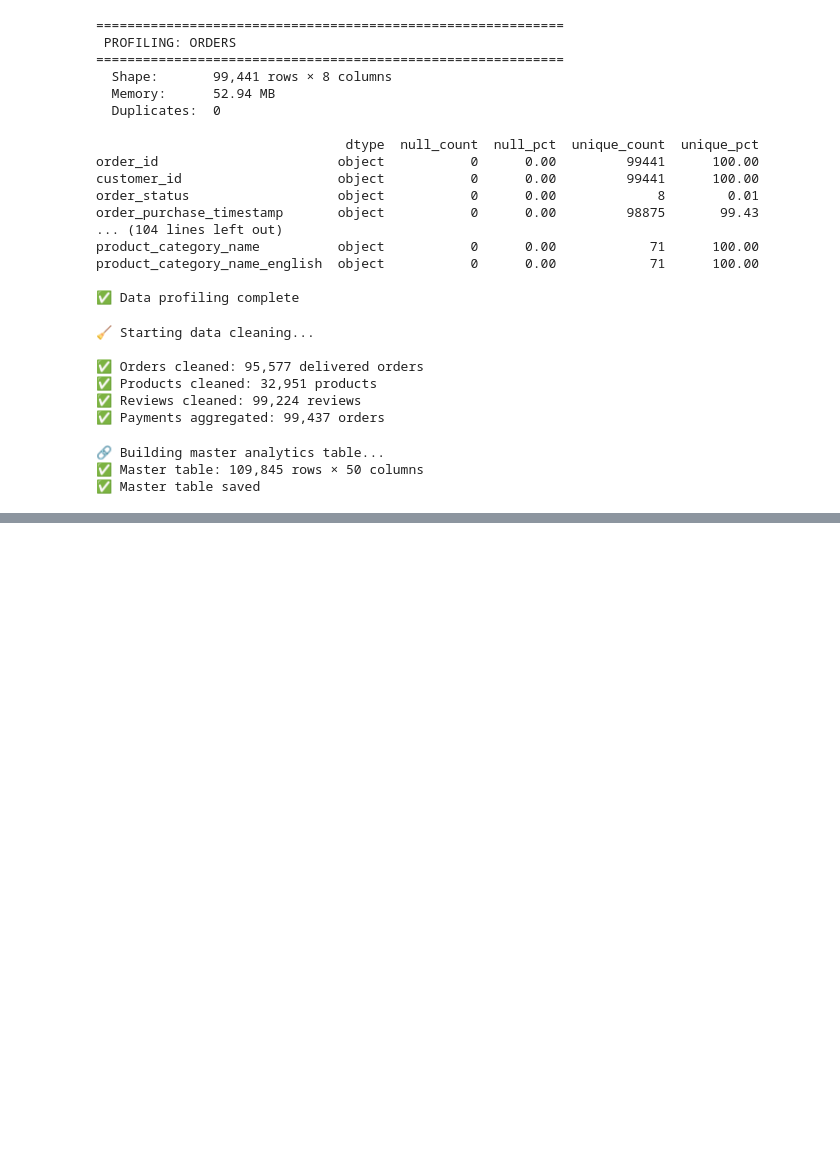
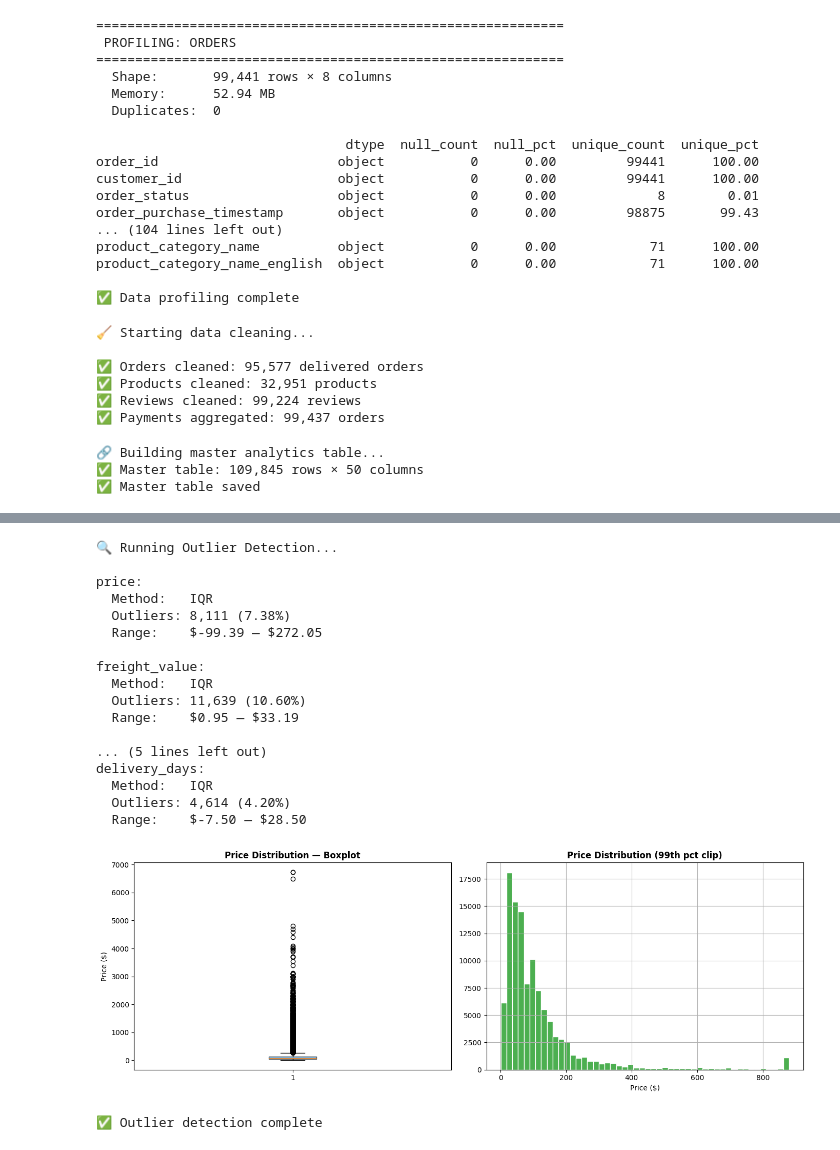
Before and after one commit to rajshree23d/Ecommerce-data-analysis, a Jupyter notebook: Data_profiling.ipynb, the cells around one changed output, grey strips where cells are left out. Saved outputs shown, nothing was run; the diff lists cells and outputs as text; code cells hidden in the pictures; blank space fills up the shorter version.

```diff
--- a/Data_profiling.ipynb
+++ b/Data_profiling.ipynb
@@ -344,0 +640,76 @@ print("✅ Master table saved")
+# %%
+# ============================================
+# 8. STATISTICAL OUTLIER DETECTION
+# ============================================
+
+print("🔍 Running Outlier Detection...")
+
+def detect_outliers(df, col, method='iqr'):
+    """Detect outliers using IQR or Z-score"""
+    if method == 'iqr':
+        Q1    = df[col].quantile(0.25)
+        Q3    = df[col].quantile(0.75)
+        IQR   = Q3 - Q1
+        lower = Q1 - 1.5 * IQR
+        upper = Q3 + 1.5 * IQR
+        mask  = (df[col] < lower) | (df[col] > upper)
+    else:
+        z     = np.abs(stats.zscore(df[col].dropna()))
+        mask  = z > 3
+
+    outliers = df[mask]
+    print(f"\n{col}:")
+    print(f"  Method:   {method.upper()}")
+    print(f"  Outliers: {mask.sum():,} ({mask.mean()*100:.2f}%)")
+    if method == 'iqr':
+        print(f"  Range:    ${lower:,.2f} — ${upper:,.2f}")
+    return outliers
+
+# Check key numeric columns
+for col in ['price', 'freight_value', 'item_revenue', 'delivery_days']:
+    detect_outliers(master, col, method='iqr')
+
+# Price outlier visualization
+fig, axes = plt.subplots(1, 2, figsize=(14, 5))
+
+axes[0].boxplot(
+    master['price'].dropna(),
+    vert=True, patch_artist=True,
+    boxprops=dict(facecolor='#2196F3', alpha=0.6)
+)
+axes[0].set_title('Price Distribution — Boxplot', fontweight='bold')
+axes[0].set_ylabel('Price ($)')
+
+master['price'].clip(
+    upper=master['price'].quantile(0.99)
+).hist(bins=50, ax=axes[1], color='#4CAF50', edgecolor='white')
+axes[1].set_title('Price Distribution (99th pct clip)', fontweight='bold')
+axes[1].set_xlabel('Price ($)')
+
+plt.tight_layout()
+plt.savefig(
+    os.path.join(data_path, 'outlier_analysis.png'),
+    dpi=150, bbox_inches='tight'
+)
+plt.show()
+print("✅ Outlier detection complete")
+# %% [output]
+🔍 Running Outlier Detection...
+
+price:
+  Method:   IQR
+  Outliers: 8,111 (7.38%)
+  Range:    $-99.39 — $272.05
+
+freight_value:
+  Method:   IQR
+  Outliers: 11,639 (10.60%)
+  Range:    $0.95 — $33.19
+
+... (5 lines left out)
+delivery_days:
+  Method:   IQR
+  Outliers: 4,614 (4.20%)
+  Range:    $-7.50 — $28.50
+[figure, added]
+✅ Outlier detection complete
```
Also changed, not shown: parts of 6 cells of this notebook.
